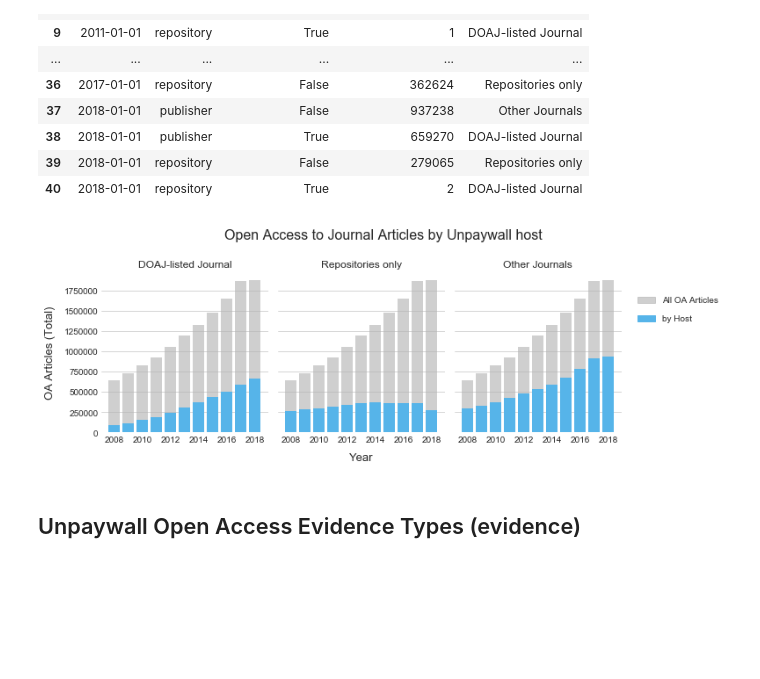
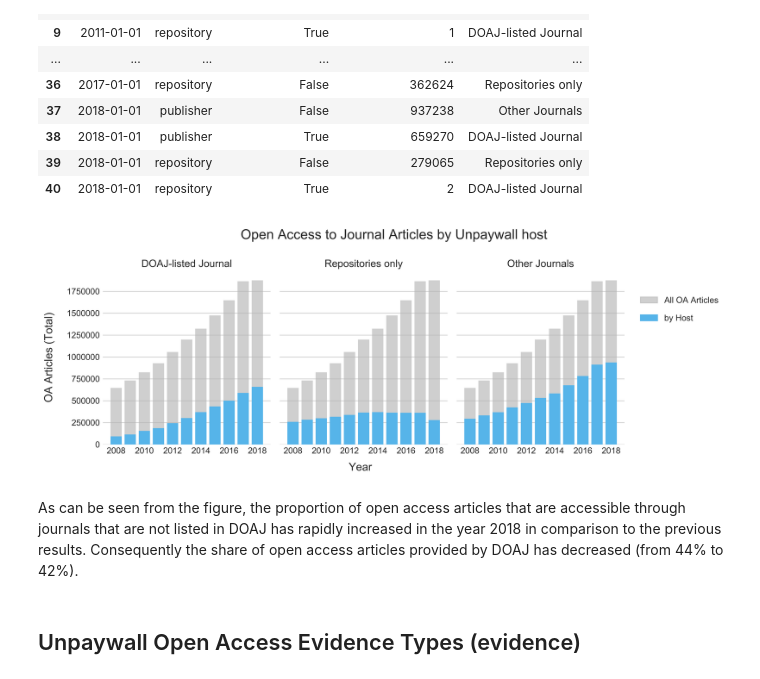
Before and after one commit to naustica/WAG-SHK, a Jupyter notebook: Open Access Evidence in Unpaywall - Python Version.ipynb, the cells around one changed output. Saved outputs shown, nothing was run; the diff lists cells and outputs as text; code cells hidden in the pictures; blank space fills up the shorter version.

```diff
--- a/Open Access Evidence in Unpaywall - Python Version.ipynb
+++ b/Open Access Evidence in Unpaywall - Python Version.ipynb
@@ -9,6 +15,9 @@ import matplotlib.patches as mpatches
 import matplotlib.dates as mdates
 import matplotlib.ticker as mtick
 import seaborn as sns
+# %%
+# increase plot resolution
+plt.rcParams['figure.dpi'] = 600
 # %%
 %%capture
 client = bigquery.Client(project='api-project-764811344545')
@@ -160,39 +172,44 @@ plt.rcParams['figure.figsize'] = [11, 3.5]
 
 fig,(axes) = plt.subplots(nrows=1, ncols=3)
 
 fig.suptitle('Open Access to Journal Articles by Unpaywall host', fontsize=16, y=1.10)
 
 for i, host in enumerate(host_type_df.host.unique(), 1):
 
     ax = plt.subplot(1,3,i)
     y_stacked = host_type_df[host_type_df.host==host] \
                     .groupby(['year'])['number_of_articles'].sum() \
                     .reset_index(name='number_of_articles').number_of_articles
     ax.bar(x, y_total, color='#b3b3b3a0')
     ax.bar(x, y_stacked, color='#56B4E9')
     ax.set_title(host, fontdict={'fontsize': 12, 'fontweight': 500})
 
     ax.set_frame_on(False)
     ax.grid(False, which='both', axis='x')
 
-    if i == 1:
-        ax.set_ylabel('OA Articles (Total)', fontdict={'fontsize': 13, 'fontweight': 500}, \
-               labelpad=10)
-    if i == 2:
-        ax.set_xlabel('Year', fontdict={'fontsize': 13, 'fontweight': 500}, labelpad=10)
     if i > 1:
         ax.set_yticklabels([], visible=False)
+
+# common xlabel
+fig.text(0.45, -0.03, 'Year', ha='center',
+         fontdict={'fontsize': 13, 'fontweight': 500})
+
+# common ylabel
+fig.text(-0.02, 0.5, 'OA Articles (Total)', va='center', rotation='vertical',
+         fontdict={'fontsize': 13, 'fontweight': 500})
 
 by_host_patch = mpatches.Patch(color='#56B4E9', label='by Host')
 all_oa_patch = mpatches.Patch(color='#b3b3b3a0', label='All OA Articles')
 plt.legend(handles=[all_oa_patch, by_host_patch], fontsize='medium', \
            bbox_to_anchor=(1.05, 0.9), labelspacing=1.2)
 
 fig.tight_layout()
 
 plt.show()
 # %% [output]
-[figure, old version]
+[figure, new version]
+# %% [markdown]
+As can be seen from the figure, the proportion of open access articles that are accessible through journals that are not listed in DOAJ has rapidly increased in the year 2018 in comparison to the previous results. Consequently the share of open access articles provided by DOAJ has decreased (from 44% to 42%).
 # %% [markdown]
 ## Unpaywall Open Access Evidence Types (evidence)
 # %%
```
Also changed, not shown: parts of 9 cells of this notebook.
